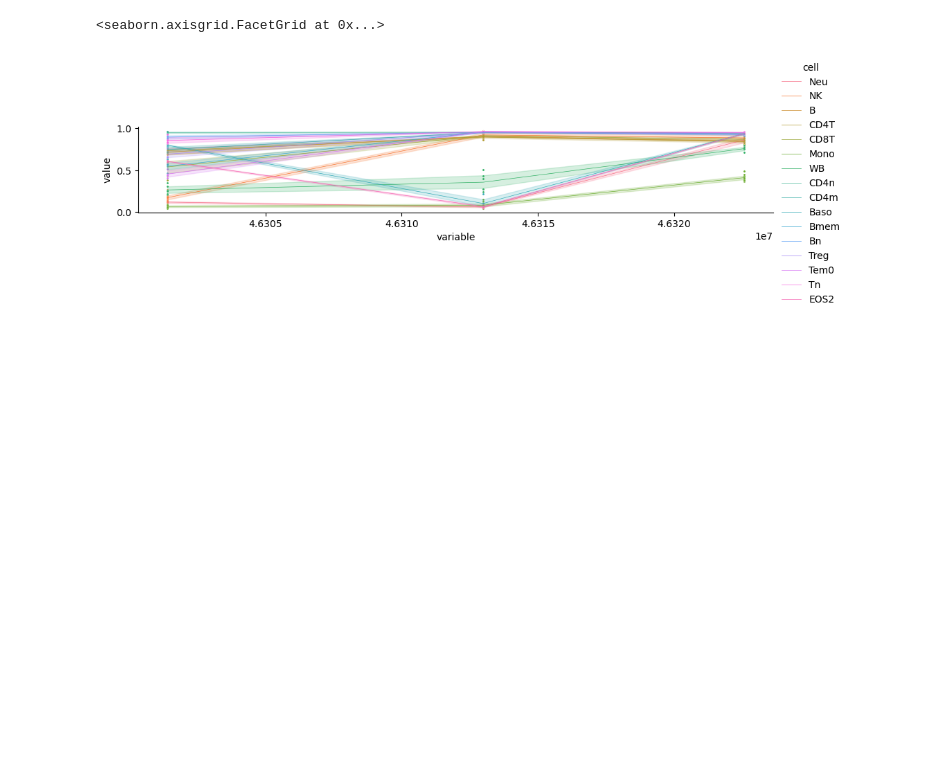
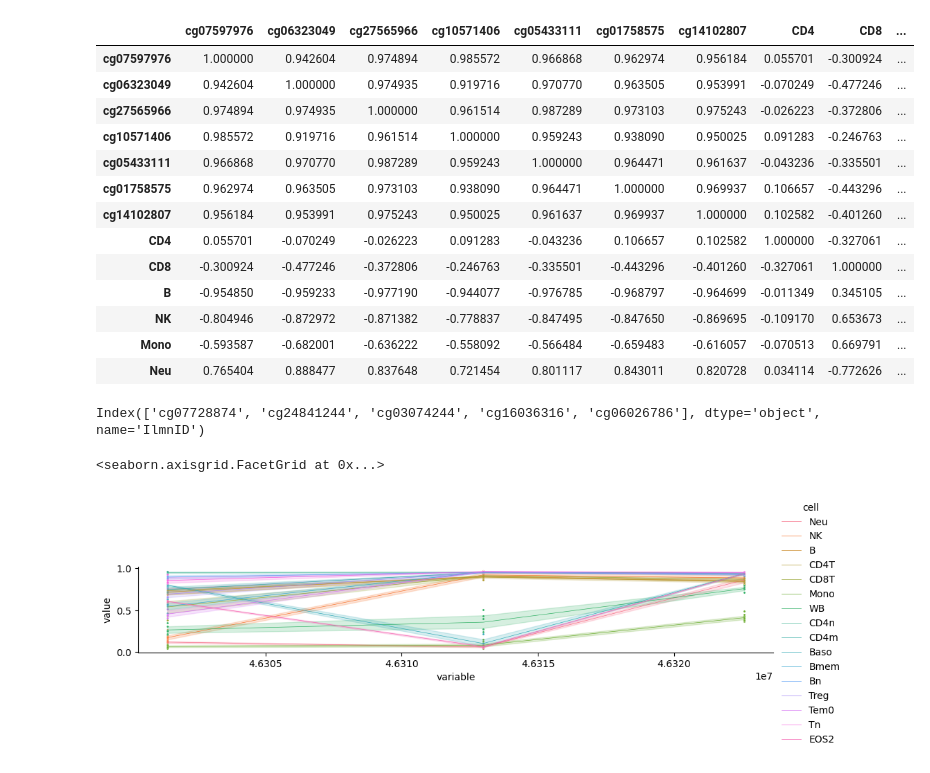
Before and after one commit to moqri/cell_comp, a Jupyter notebook: markers.ipynb, the cells around one changed output. Cells and saved outputs as stored; diff of their text form; code cells hidden in the pictures; blank space fills up the shorter version.

```diff
--- a/markers.ipynb
+++ b/markers.ipynb
@@ -92,3 +63,32 @@ g.add_legend()
+# %%
+wb_mix=wb.metadata[['cd4t_proportion','cd8t_proportion','bcell_proportion','nk_proportion','monocytes_proportion','neutrophils_proportion']].T
+wb_mix.index=meta_mix.index
+# %%
+mix=meta_mix.join(wb_mix).T
+# %%
+dnam_mix=dnam_mix.join(wb.dnam)
+# %%
+cd19_mix=dnam_mix.loc[cd19_ind.index].T.join(mix).head(12)
+cd19_mix.corr()
+# %% [output]
+|  | cg07597976 | cg06323049 | cg27565966 | cg10571406 | cg05433111 | cg01758575 | cg14102807 | CD4 | CD8 | ... |
+| cg07597976 | 1.000000 | 0.942604 | 0.974894 | 0.985572 | 0.966868 | 0.962974 | 0.956184 | 0.055701 | -0.300924 | ... |
+| cg06323049 | 0.942604 | 1.000000 | 0.974935 | 0.919716 | 0.970770 | 0.963505 | 0.953991 | -0.070249 | -0.477246 | ... |
+| cg27565966 | 0.974894 | 0.974935 | 1.000000 | 0.961514 | 0.987289 | 0.973103 | 0.975243 | -0.026223 | -0.372806 | ... |
+| cg10571406 | 0.985572 | 0.919716 | 0.961514 | 1.000000 | 0.959243 | 0.938090 | 0.950025 | 0.091283 | -0.246763 | ... |
+| cg05433111 | 0.966868 | 0.970770 | 0.987289 | 0.959243 | 1.000000 | 0.964471 | 0.961637 | -0.043236 | -0.335501 | ... |
+| cg01758575 | 0.962974 | 0.963505 | 0.973103 | 0.938090 | 0.964471 | 1.000000 | 0.969937 | 0.106657 | -0.443296 | ... |
+| cg14102807 | 0.956184 | 0.953991 | 0.975243 | 0.950025 | 0.961637 | 0.969937 | 1.000000 | 0.102582 | -0.401260 | ... |
+| CD4 | 0.055701 | -0.070249 | -0.026223 | 0.091283 | -0.043236 | 0.106657 | 0.102582 | 1.000000 | -0.327061 | ... |
+| CD8 | -0.300924 | -0.477246 | -0.372806 | -0.246763 | -0.335501 | -0.443296 | -0.401260 | -0.327061 | 1.000000 | ... |
+| B | -0.954850 | -0.959233 | -0.977190 | -0.944077 | -0.976785 | -0.968797 | -0.964699 | -0.011349 | 0.345105 | ... |
+| NK | -0.804946 | -0.872972 | -0.871382 | -0.778837 | -0.847495 | -0.847650 | -0.869695 | -0.109170 | 0.653673 | ... |
+| Mono | -0.593587 | -0.682001 | -0.636222 | -0.558092 | -0.566484 | -0.659483 | -0.616057 | -0.070513 | 0.669791 | ... |
+| Neu | 0.765404 | 0.888477 | 0.837648 | 0.721454 | 0.801117 | 0.843011 | 0.820728 | 0.034114 | -0.772626 | ... |
+# %%
+cd3_ind.index
+# %% [output]
+Index(['cg07728874', 'cg24841244', 'cg03074244', 'cg16036316', 'cg06026786'], dtype='object', name='IlmnID')
 # %%
 ### Change cd3
 cd3=man[(man['gene']=='CCR2')][['pos']].sort_values('pos').iloc[:]
```
Also changed, not shown: parts of 10 cells of this notebook, 1 other file.
